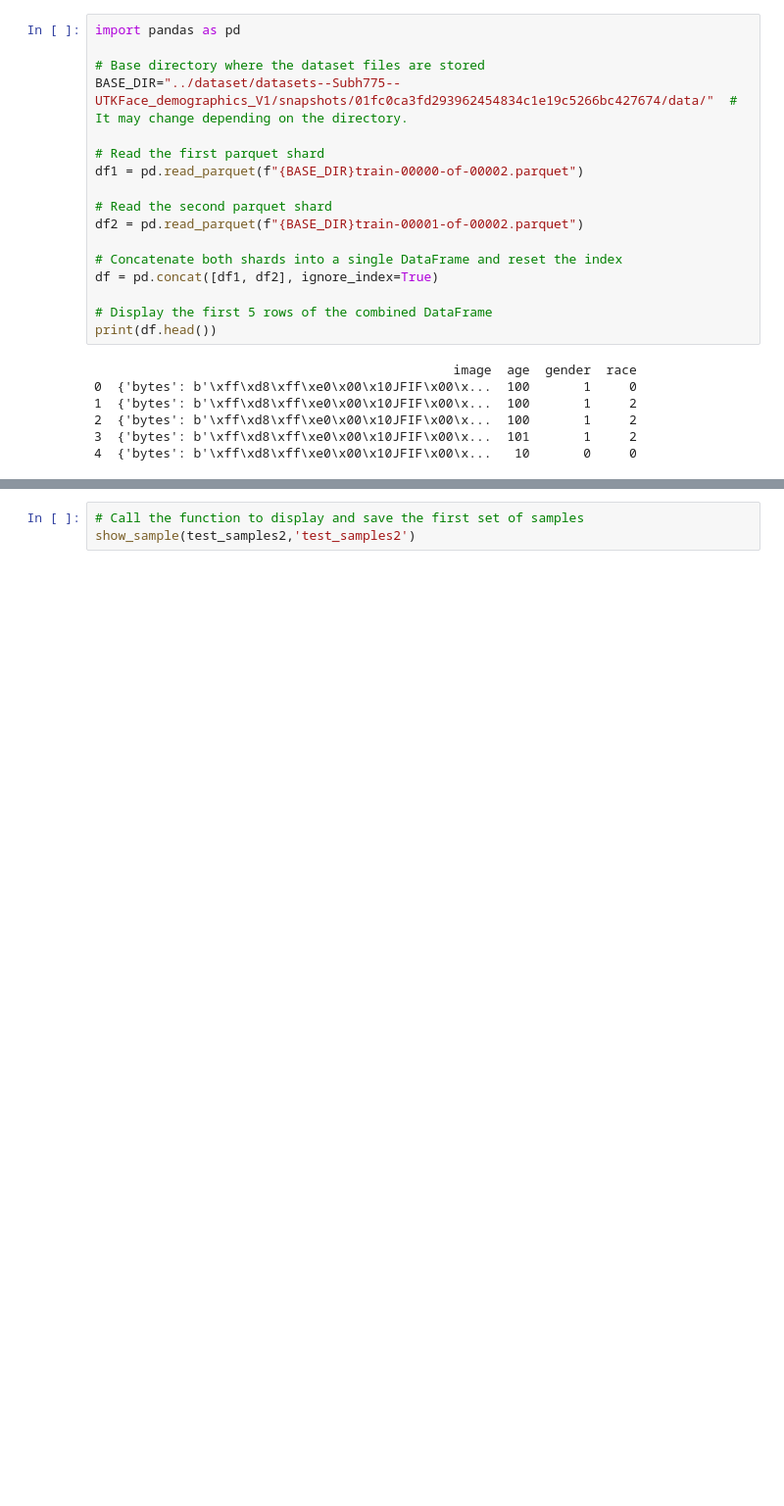
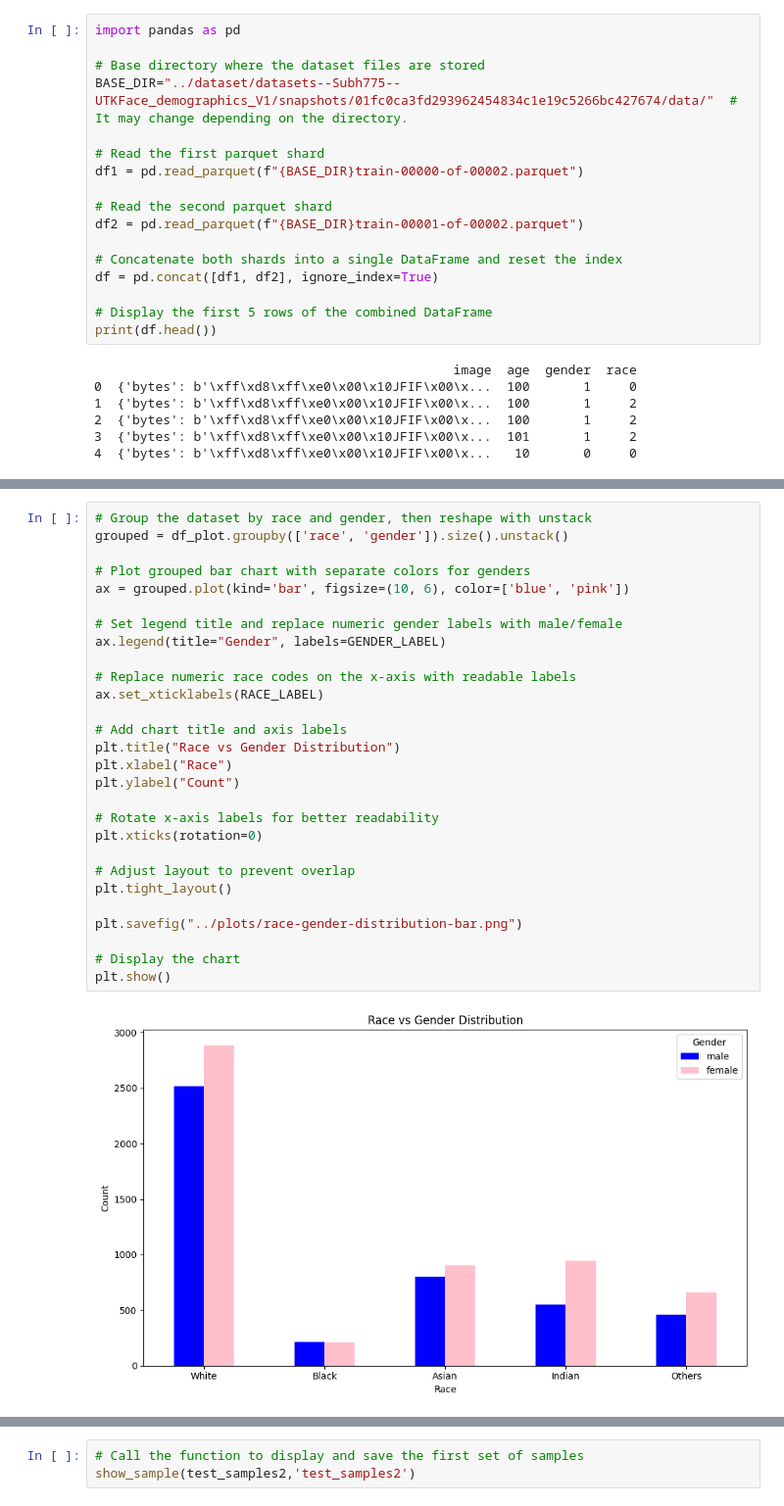
Before and after one commit to sorna-fast/utkface-deep-learning-service, a Jupyter notebook: notebooks/model_training.ipynb, the cells around one changed output, grey strips where cells are left out. Shown at 98% size. Drawn from its saved outputs; the diff is of its cells as text; blank space fills up the shorter version.

```diff
--- a/notebooks/model_training.ipynb
+++ b/notebooks/model_training.ipynb
@@ -62,0 +158,30 @@ import io
+# %%
+# Group the dataset by race and gender, then reshape with unstack
+grouped = df_plot.groupby(['race', 'gender']).size().unstack()
+
+# Plot grouped bar chart with separate colors for genders
+ax = grouped.plot(kind='bar', figsize=(10, 6), color=['blue', 'pink'])
+
+# Set legend title and replace numeric gender labels with male/female
+ax.legend(title="Gender", labels=GENDER_LABEL)
+
+# Replace numeric race codes on the x-axis with readable labels
+ax.set_xticklabels(RACE_LABEL)
+
+# Add chart title and axis labels
+plt.title("Race vs Gender Distribution")
+plt.xlabel("Race")
+plt.ylabel("Count")
+
+# Rotate x-axis labels for better readability
+plt.xticks(rotation=0)
+
+# Adjust layout to prevent overlap
+plt.tight_layout()
+
+plt.savefig("../plots/race-gender-distribution-bar.png")
+
+# Display the chart
+plt.show()
+# %% [output]
+[figure, added]
```
Also changed, not shown: parts of 23 cells of this notebook, 10 other files.
